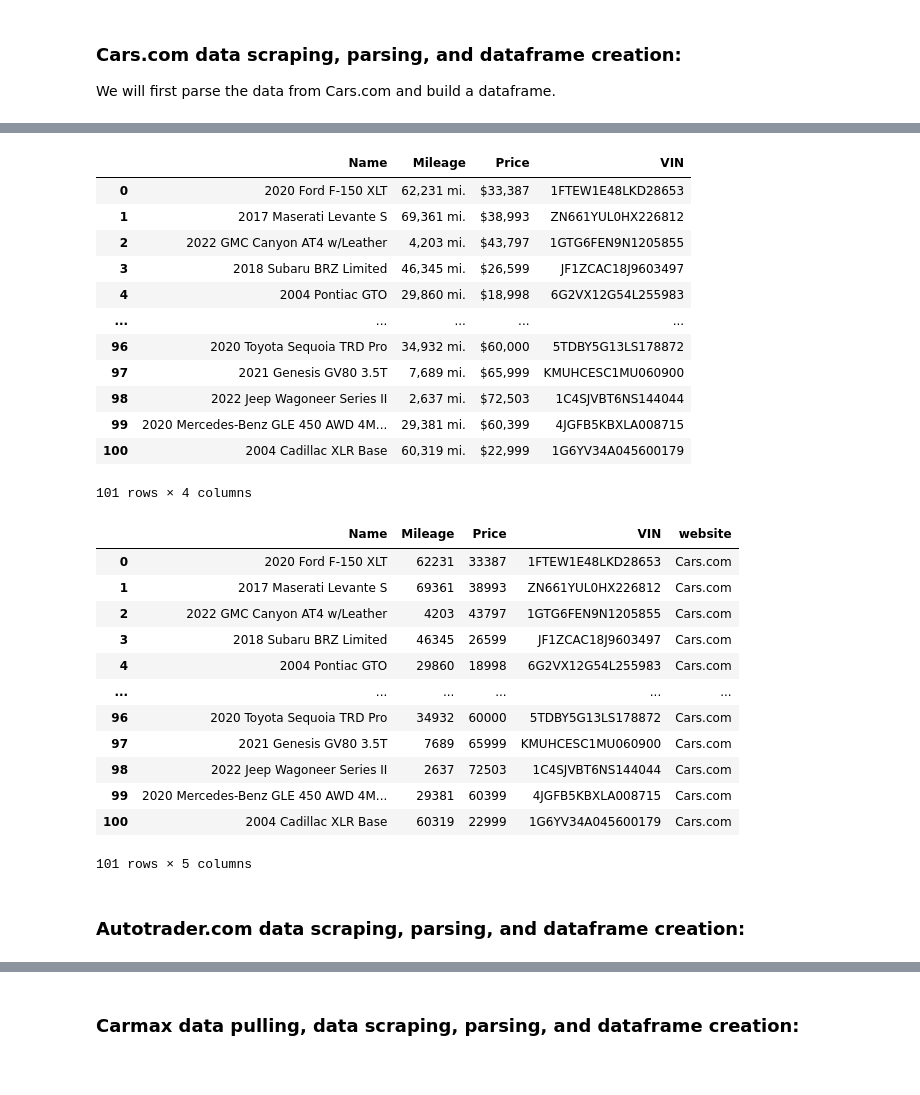
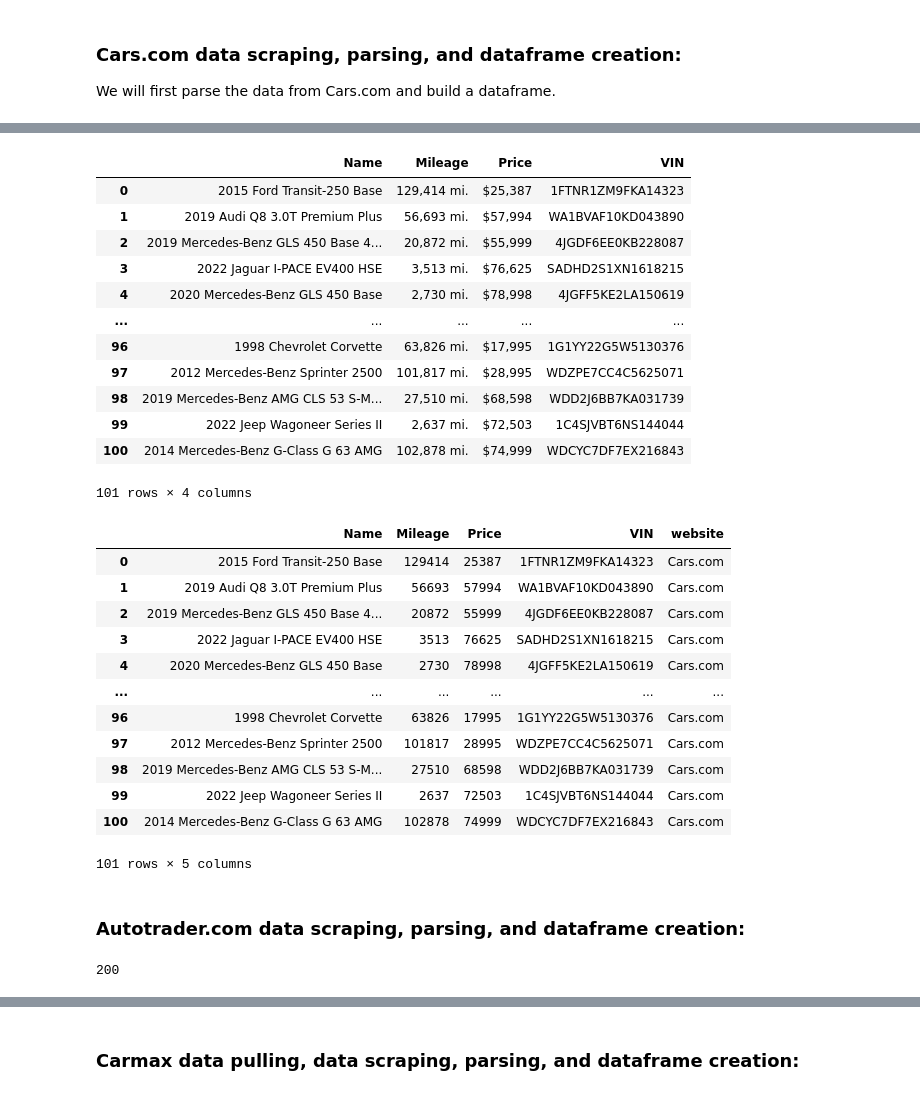
Before and after one commit to spooknewt/tools1_project_TG_AM, a Jupyter notebook: used_cars_project.ipynb, the cells around one changed output, grey strips where cells are left out. Drawn from its saved outputs; the diff is of its cells as text; code cells hidden in the pictures.

```diff
--- a/used_cars_project.ipynb
+++ b/used_cars_project.ipynb
@@ -61,42 +78,59 @@ content_list = html_soup.find_all('div', attrs={'class': 'vehicle-card'})
 names = []
 for item in content_list:
     #names.append(item.find_all('h2', attrs={'class': "title"}))
-    names.append(item.find('h2').getText())
+    if item.find('h2') != None:
+        names.append(item.find('h2').getText())
+    else:
+        names.append(0)
 #print(names)
 
 miles = []
 for item in content_list:
     #miles.append(item.find_all('div', attrs={'class': "mileage"}))
-    miles.append(item.find('div', attrs={'class': "mileage"}).getText())
+    if item.find('div', attrs={'class': "mileage"}) != None:
+        miles.append(item.find('div', attrs={'class': "mileage"}).getText())
+    else:
+        miles.append(0)
 #print(miles)
 
 price = []
 for item in content_list:
     #price.append(item.find_all('span', attrs={'class': "primary-price"}))
-    price.append(item.find('span', attrs={'class': "primary-price"}).getText())
+    if item.find('span', attrs={'class': "primary-price"}) != None:
+        price.append(item.find('span', attrs={'class': "primary-price"}).getText())
+    else:
+        price.append(0)
 #print(price)
 
 vin = []
-vin_html_list = html_soup.find_all('a', attrs={'class':'sds-button--secondary contact-by-phone'})
-for item in vin_html_list:
-    vin.append(re.search(r'data-vin="(\S+)" ',str(item))[1])
+#vin_html_list = html_soup.find_all('a', attrs={'class':'sds-button--secondary contact-by-phone'})
+#for item in vin_html_list:
+#    vin.append(re.search(r'data-vin="(\S+)" ',str(item))[1])
+
+for item in content_list:
+    if item.find('a', attrs={'class':'sds-button--secondary contact-by-phone'}) != None:
+        vin.append(re.search(r'data-vin="(\S+)" ',str(item))[1])
+    else:
+        vin.append(None)
+
+#^^ TG Updated VIN to incorporate left out VINS (also update all other values to adjust for 0 values)
 # %%
 #Combine Name, Mileage, and Prices into Dataframe:
 data_cars = pd.DataFrame({"Name" : names, "Mileage" : miles, "Price" : price, "VIN" : vin})[["Name", "Mileage", "Price", "VIN"]]
 data_cars
 # %% [output]
 |  | Name | Mileage | Price | VIN |
-| 0 | 2020 Ford F-150 XLT | 62,231 mi. | $33,387 | 1FTEW1E48LKD28653 |
-| 1 | 2017 Maserati Levante S | 69,361 mi. | $38,993 | ZN661YUL0HX226812 |
-| 2 | 2022 GMC Canyon AT4 w/Leather | 4,203 mi. | $43,797 | 1GTG6FEN9N1205855 |
-| 3 | 2018 Subaru BRZ Limited | 46,345 mi. | $26,599 | JF1ZCAC18J9603497 |
-| 4 | 2004 Pontiac GTO | 29,860 mi. | $18,998 | 6G2VX12G54L255983 |
+| 0 | 2015 Ford Transit-250 Base | 129,414 mi. | $25,387 | 1FTNR1ZM9FKA14323 |
+| 1 | 2019 Audi Q8 3.0T Premium Plus | 56,693 mi. | $57,994 | WA1BVAF10KD043890 |
+| 2 | 2019 Mercedes-Benz GLS 450 Base 4... | 20,872 mi. | $55,999 | 4JGDF6EE0KB228087 |
+| 3 | 2022 Jaguar I-PACE EV400 HSE | 3,513 mi. | $76,625 | SADHD2S1XN1618215 |
+| 4 | 2020 Mercedes-Benz GLS 450 Base | 2,730 mi. | $78,998 | 4JGFF5KE2LA150619 |
 | ... | ... | ... | ... | ... |
-| 96 | 2020 Toyota Sequoia TRD Pro | 34,932 mi. | $60,000 | 5TDBY5G13LS178872 |
-| 97 | 2021 Genesis GV80 3.5T | 7,689 mi. | $65,999 | KMUHCESC1MU060900 |
-| 98 | 2022 Jeep Wagoneer Series II | 2,637 mi. | $72,503 | 1C4SJVBT6NS144044 |
-| 99 | 2020 Mercedes-Benz GLE 450 AWD 4M... | 29,381 mi. | $60,399 | 4JGFB5KBXLA008715 |
-| 100 | 2004 Cadillac XLR Base | 60,319 mi. | $22,999 | 1G6YV34A045600179 |
+| 96 | 1998 Chevrolet Corvette | 63,826 mi. | $17,995 | 1G1YY22G5W5130376 |
+| 97 | 2012 Mercedes-Benz Sprinter 2500 | 101,817 mi. | $28,995 | WDZPE7CC4C5625071 |
+| 98 | 2019 Mercedes-Benz AMG CLS 53 S-M... | 27,510 mi. | $68,598 | WDD2J6BB7KA031739 |
+| 99 | 2022 Jeep Wagoneer Series II | 2,637 mi. | $72,503 | 1C4SJVBT6NS144044 |
+| 100 | 2014 Mercedes-Benz G-Class G 63 AMG | 102,878 mi. | $74,999 | WDCYC7DF7EX216843 |
 101 rows × 4 columns
 # %%
 #Convert Mileage to number:
@@ -111,7 +145,7 @@ data_cars['Mileage'] = data_cars['Mileage'].apply(mileage)
 #Convert Price to Number:
 def price(row):
     #print(row)
-    if row == 'Not Priced':
+    if (row == 'Not Priced') | (row == 0):
         return 0
     else:
         return int(row.split("$")[1].replace(',', ''))
@@ -121,25 +155,22 @@ data_cars['Price'] = data_cars['Price'].apply(price)
 #print(data)
 #data.dtypes
 # %%
-#Drop any cars without a price value:
-data_cars = data_cars[data_cars['Price']!='Not Priced']
-
 #Add website column
 data_cars['website'] = 'Cars.com'
 data_cars
 # %% [output]
 |  | Name | Mileage | Price | VIN | website |
-| 0 | 2020 Ford F-150 XLT | 62231 | 33387 | 1FTEW1E48LKD28653 | Cars.com |
-| 1 | 2017 Maserati Levante S | 69361 | 38993 | ZN661YUL0HX226812 | Cars.com |
-| 2 | 2022 GMC Canyon AT4 w/Leather | 4203 | 43797 | 1GTG6FEN9N1205855 | Cars.com |
-| 3 | 2018 Subaru BRZ Limited | 46345 | 26599 | JF1ZCAC18J9603497 | Cars.com |
-| 4 | 2004 Pontiac GTO | 29860 | 18998 | 6G2VX12G54L255983 | Cars.com |
+| 0 | 2015 Ford Transit-250 Base | 129414 | 25387 | 1FTNR1ZM9FKA14323 | Cars.com |
+| 1 | 2019 Audi Q8 3.0T Premium Plus | 56693 | 57994 | WA1BVAF10KD043890 | Cars.com |
+| 2 | 2019 Mercedes-Benz GLS 450 Base 4... | 20872 | 55999 | 4JGDF6EE0KB228087 | Cars.com |
+| 3 | 2022 Jaguar I-PACE EV400 HSE | 3513 | 76625 | SADHD2S1XN1618215 | Cars.com |
+| 4 | 2020 Mercedes-Benz GLS 450 Base | 2730 | 78998 | 4JGFF5KE2LA150619 | Cars.com |
 | ... | ... | ... | ... | ... | ... |
-| 96 | 2020 Toyota Sequoia TRD Pro | 34932 | 60000 | 5TDBY5G13LS178872 | Cars.com |
-| 97 | 2021 Genesis GV80 3.5T | 7689 | 65999 | KMUHCESC1MU060900 | Cars.com |
-| 98 | 2022 Jeep Wagoneer Series II | 2637 | 72503 | 1C4SJVBT6NS144044 | Cars.com |
-| 99 | 2020 Mercedes-Benz GLE 450 AWD 4M... | 29381 | 60399 | 4JGFB5KBXLA008715 | Cars.com |
-| 100 | 2004 Cadillac XLR Base | 60319 | 22999 | 1G6YV34A045600179 | Cars.com |
+| 96 | 1998 Chevrolet Corvette | 63826 | 17995 | 1G1YY22G5W5130376 | Cars.com |
+| 97 | 2012 Mercedes-Benz Sprinter 2500 | 101817 | 28995 | WDZPE7CC4C5625071 | Cars.com |
+| 98 | 2019 Mercedes-Benz AMG CLS 53 S-M... | 27510 | 68598 | WDD2J6BB7KA031739 | Cars.com |
+| 99 | 2022 Jeep Wagoneer Series II | 2637 | 72503 | 1C4SJVBT6NS144044 | Cars.com |
+| 100 | 2014 Mercedes-Benz G-Class G 63 AMG | 102878 | 74999 | WDCYC7DF7EX216843 | Cars.com |
 101 rows × 5 columns
 # %% [markdown]
 ### Autotrader.com data scraping, parsing, and dataframe creation:
@@ -146 +180,7 @@ data_cars
+# %%
+#verify response
+response_autotrader = requests.get(url_2)
+print(response_autotrader.status_code)
+# %% [output]
+200
 # %%
```
Also changed, not shown: parts of 70 cells of this notebook.
